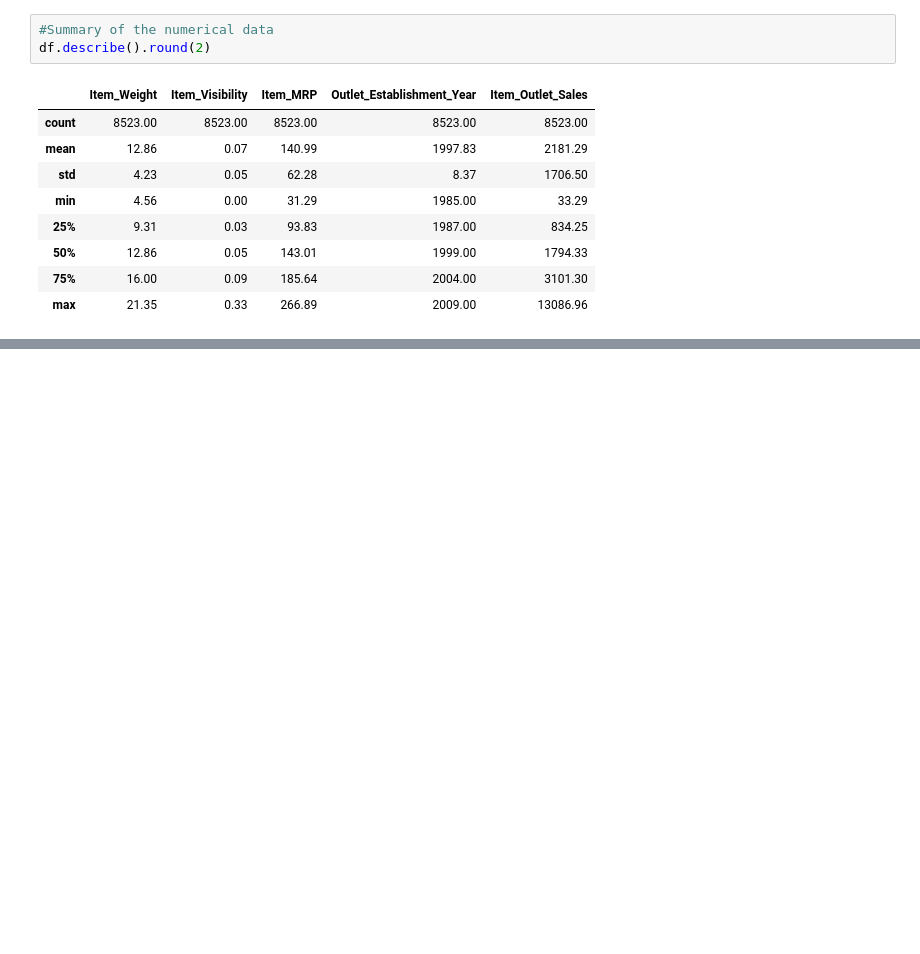
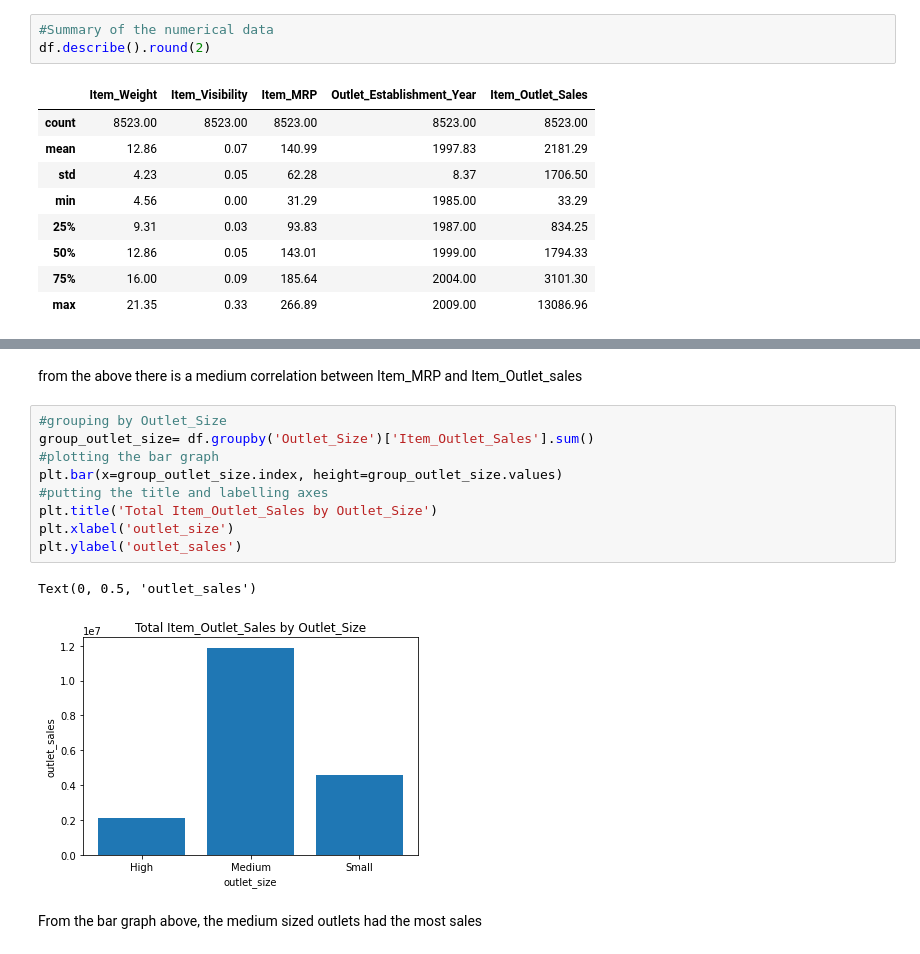
Before and after one commit to Gloria-L19/Sales_prediction, a Jupyter notebook: Salesprediction.ipynb, the cells around one changed output, grey strips where cells are left out. Cells and saved outputs as stored; diff of their text form; blank space fills up the shorter version.

```diff
--- a/Salesprediction.ipynb
+++ b/Salesprediction.ipynb
@@ -119,0 +135,16 @@ df.describe().round(2)
+# %% [markdown]
+from the above there is a medium correlation between Item_MRP and Item_Outlet_sales
+# %%
+#grouping by Outlet_Size
+group_outlet_size= df.groupby('Outlet_Size')['Item_Outlet_Sales'].sum()
+#plotting the bar graph
+plt.bar(x=group_outlet_size.index, height=group_outlet_size.values)
+#putting the title and labelling axes
+plt.title('Total Item_Outlet_Sales by Outlet_Size')
+plt.xlabel('outlet_size')
+plt.ylabel('outlet_sales')
+# %% [output]
+Text(0, 0.5, 'outlet_sales')
+[figure, added]
+# %% [markdown]
+From the bar graph above, the medium sized outlets had the most sales
```
Also changed, not shown: parts of 11 cells of this notebook.
